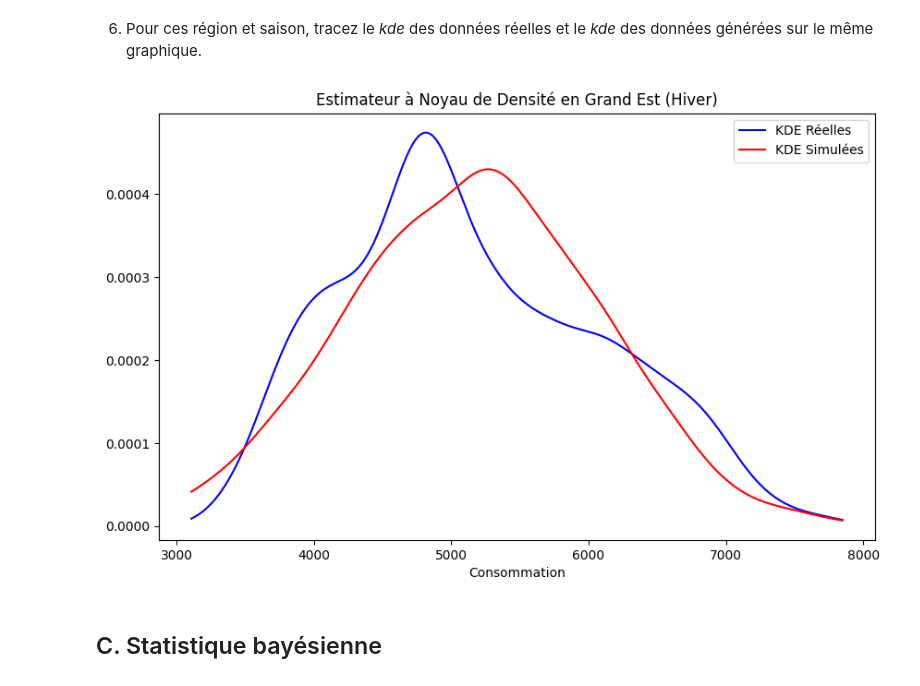
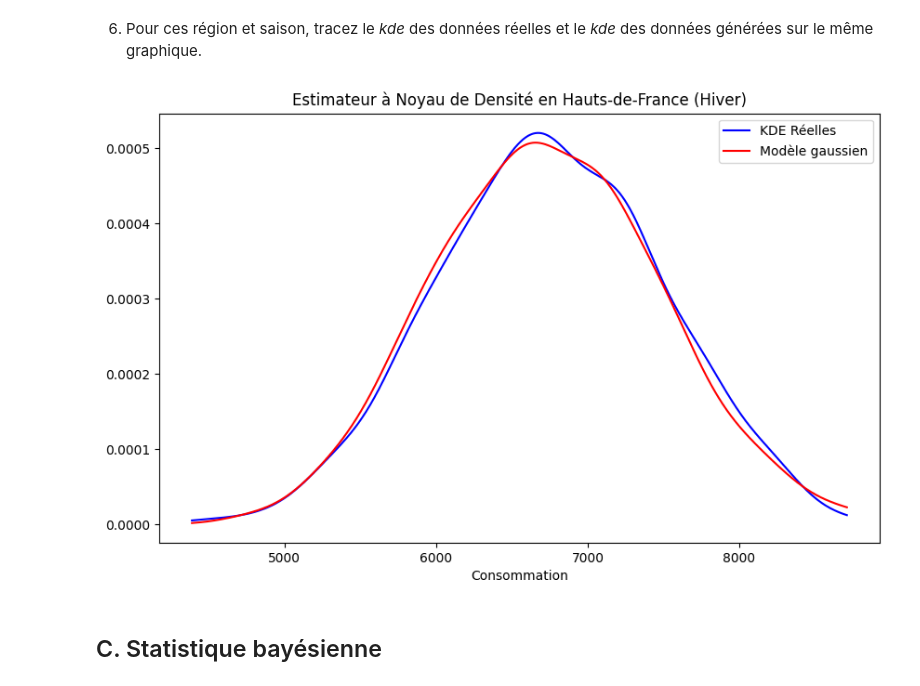
Before and after one commit to Etyl/MDI220, a Jupyter notebook: projet_MDI220.ipynb, the cells around one changed output. Drawn from its saved outputs; the diff is of its cells as text; code cells hidden in the pictures.

```diff
--- a/projet_MDI220.ipynb
+++ b/projet_MDI220.ipynb
@@ -163,22 +163,22 @@ plt.show()
 5. Répétez la même procédure pour les jours d'hiver (du 22/12 au 21/03), après avoir mis à jour le modèle.
 # %%
 # Filtrer les jours d'hiver
-df_region_hiver = pd.DataFrame()
+df_bretagne_hiver = pd.DataFrame()
 for year in range(2012, int(str(np.datetime64("now"))[:4])+1):
-    df_region_hiver = pd.concat([df_region_hiver, df_region[((df_region["date"] >= f"{year}-12-22")) & (df_region["date"] <= f"{year+1}-03-22")]])
+    df_bretagne_hiver = pd.concat([df_bretagne_hiver, df_region[((df_region["date"] >= f"{year}-12-22")) & (df_region["date"] <= f"{year+1}-03-22")]])
 
 # Calcul de la moyenne et de la variance
-moyenne_hiver = df_region_hiver.consumption.sum() / df_region_hiver.consumption.count()
-variance_hiver = sum((x - moyenne_hiver) ** 2 for x in df_region_hiver.consumption) / (df_region_hiver.consumption.count() - 1)
+moyenne_hiver = df_bretagne_hiver.consumption.sum() / df_bretagne_hiver.consumption.count()
+variance_hiver = sum((x - moyenne_hiver) ** 2 for x in df_bretagne_hiver.consumption) / (df_bretagne_hiver.consumption.count() - 1)
 
 # Génération de nouvelles données avec un modèle gaussien pour les jours d'hiver
-donnees_simulees_hiver = norm.rvs(loc=moyenne_hiver, scale=np.sqrt(variance_hiver), size=df_region_hiver.consumption.count())
+donnees_simulees_hiver = norm.rvs(loc=moyenne_hiver, scale=np.sqrt(variance_hiver), size=df_bretagne_hiver.consumption.count())
 
 # Affichage des nouvelles données générées
 plt.figure(figsize=(10, 6))
 
 # Histogramme des données réelles
-sns.histplot(df_region_hiver.consumption, kde=True, color='blue', label='Données Réelles')
+sns.histplot(df_bretagne_hiver.consumption, kde=True, color='blue', label='Données Réelles')
 
 # Histogramme des données générées
 sns.histplot(donnees_simulees_hiver, kde=True, color='red', label='Données Simulées')
@@ -220,7 +220,7 @@ D'où $d(f,g) \in [0,1]$.
 2. Pour la région Bretagne, calculez la dissimilarité entre le *kde* des données réelles et de la densité du modèle gaussien.
 # %%
 # Calcul de la KDE pour les données réelles de la Bretagne
-kde_reelles_bretagne = gaussian_kde(df_region.consumption)
+kde_reelles_bretagne = gaussian_kde(df_bretagne.consumption)
 
 # Calcul de la densité simulée
 densite_simule = norm(loc=moyenne, scale=np.sqrt(variance)).pdf
@@ -235,13 +235,13 @@ dissimilarité: 0.35824879201232074
 3. Répétez la même procedure pour la région Bretagne en hiver et verifiez votre conclusion de la partie A.
 # %%
 # Calcul de la KDE pour les données réelles de la Bretagne en hiver
-kde_reelles_bretagne_hiver = gaussian_kde(df_region_hiver.consumption)
+kde_reelles_bretagne_hiver = gaussian_kde(df_bretagne_hiver.consumption)
 
 # Calcul de la densité simulée pour l'hiver
 densite_simule_hiver = norm(loc=moyenne_hiver, scale=np.sqrt(variance_hiver)).pdf
 
 # Calcul de la dissimilarité
-x = np.linspace(0,2*df_region_hiver.consumption.max(),1000)
+x = np.linspace(0,2*df_bretagne_hiver.consumption.max(),1000)
 dissimilarite_hiver = np.trapz(np.abs(kde_reelles_bretagne_hiver(x)-densite_simule_hiver(x)),x=x)
 print(f"dissimilarité: {dissimilarite_hiver}")
 # %% [output]
@@ -322,41 +322,43 @@ Ce sont les Hauts-de-France qui ont le meilleur *fit* avec le modèle gaussien e
 6. Pour ces région et saison, tracez le *kde* des données réelles et le *kde* des données générées sur le même graphique.
 # %%
 # Sélection de la région et de la saison
-region_saison = "Hauts-de-France"
-saison = "Hiver"
-df_region_saison = df[(df.region == region_saison) & ((df['date'] >= '22/12') | (df['date'] <= '21/03'))]
+region = "Hauts-de-France"
+# Sélection des données pour la région
+df_region = df[df.region == region]
 
-# Calcul de la moyenne et de la variance pour la région et la saison
-moyenne_region_saison = df_region_saison.consumption.mean()
-variance_region_saison = df_region_saison.consumption.var()
+# Filtrer les jours d'hiver
+df_region_hiver = pd.DataFrame()
+for year in range(2012, int(str(np.datetime64("now"))[:4])+1):
+    df_region_hiver = pd.concat([df_region_hiver, df_region[((df_region["date"] >= f"{year}-12-22")) & (df_region["date"] <= f"{year+1}-03-22")]])
 
-# Génération de nouvelles données avec un modèle gaussien pour la région et la saison
-donnees_simulees_region_saison = np.random.normal(loc=moyenne_region_saison, scale=np.sqrt(variance_region_saison), size=len(df_region_saison))
+# Calcul de la moyenne et de la variance
+moyenne_region_hiver = df_region_hiver.consumption.sum() / df_region_hiver.consumption.count()
+variance_region_hiver = sum((x - moyenne_region_hiver) ** 2 for x in df_region_hiver.consumption) / (df_region_hiver.consumption.count() - 1)
 
-# Calcul de la KDE pour les données réelles de la région et la saison
-kde_reelles_region_saison = gaussian_kde(df_region_saison.consumption)
+# Calcul de la KDE pour les données réelles de la Bretagne en hiver
+kde_reelles_hiver = gaussian_kde(df_region_hiver.consumption)
 
-# Calcul de la KDE pour les données générées de la région et la saison
-kde_simulees_region_saison = gaussian_kde(donnees_simulees_region_saison)
+# Calcul de la densité simulée pour l'hiver
+densite_simule_hiver = gaussian_kde(norm.rvs(loc=moyenne_region_hiver, scale=np.sqrt(variance_region_hiver), size=df_region_hiver.consumption.count()))
 
-# Génération de points pour le tracé de la KDE
-x_region_saison = np.linspace(df_region_saison.consumption.min(), df_region_saison.consumption.max(), 1000)
+# Calcul de la dissimilarité
+x = np.linspace(df_region_hiver.consumption.min(),df_region_hiver.consumption.max(),1000)
 
 # Tracé de la KDE des données réelles et générées sur le même graphique
 plt.figure(figsize=(10, 6))
 
 # KDE des données réelles
-plt.plot(x_region_saison, kde_reelles_region_saison(x_region_saison), label='KDE Réelles', color='blue')
+plt.plot(x, kde_reelles_hiver(x), label='KDE Réelles', color='blue')
 
 # KDE des données générées
-plt.plot(x_region_saison, kde_simulees_region_saison(x_region_saison), label='KDE Simulées', color='red')
+plt.plot(x, densite_simule_hiver(x), label='Modèle gaussien', color='red')
 
-plt.title(f'Estimateur à Noyau de Densité en {region_saison} ({saison})')
+plt.title(f'Estimateur à Noyau de Densité en {region} (Hiver)')
 plt.xlabel('Consommation')
 plt.legend()
 plt.show()
 # %% [output]
-[figure, old version]
+[figure, new version]
 # %% [markdown]
 ## C. Statistique bayésienne
 # %% [markdown]
```
Also changed, not shown: parts of 7 cells of this notebook.
